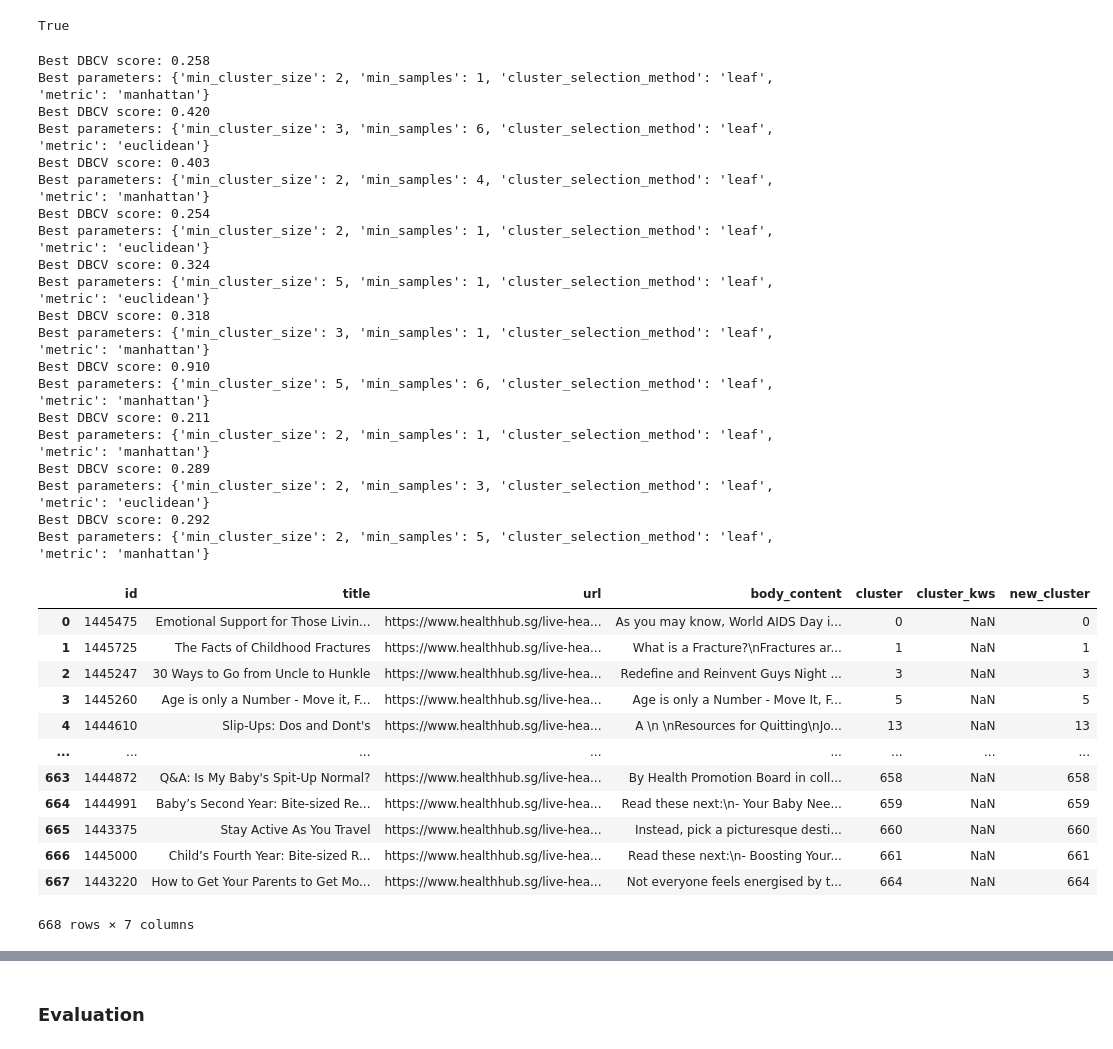
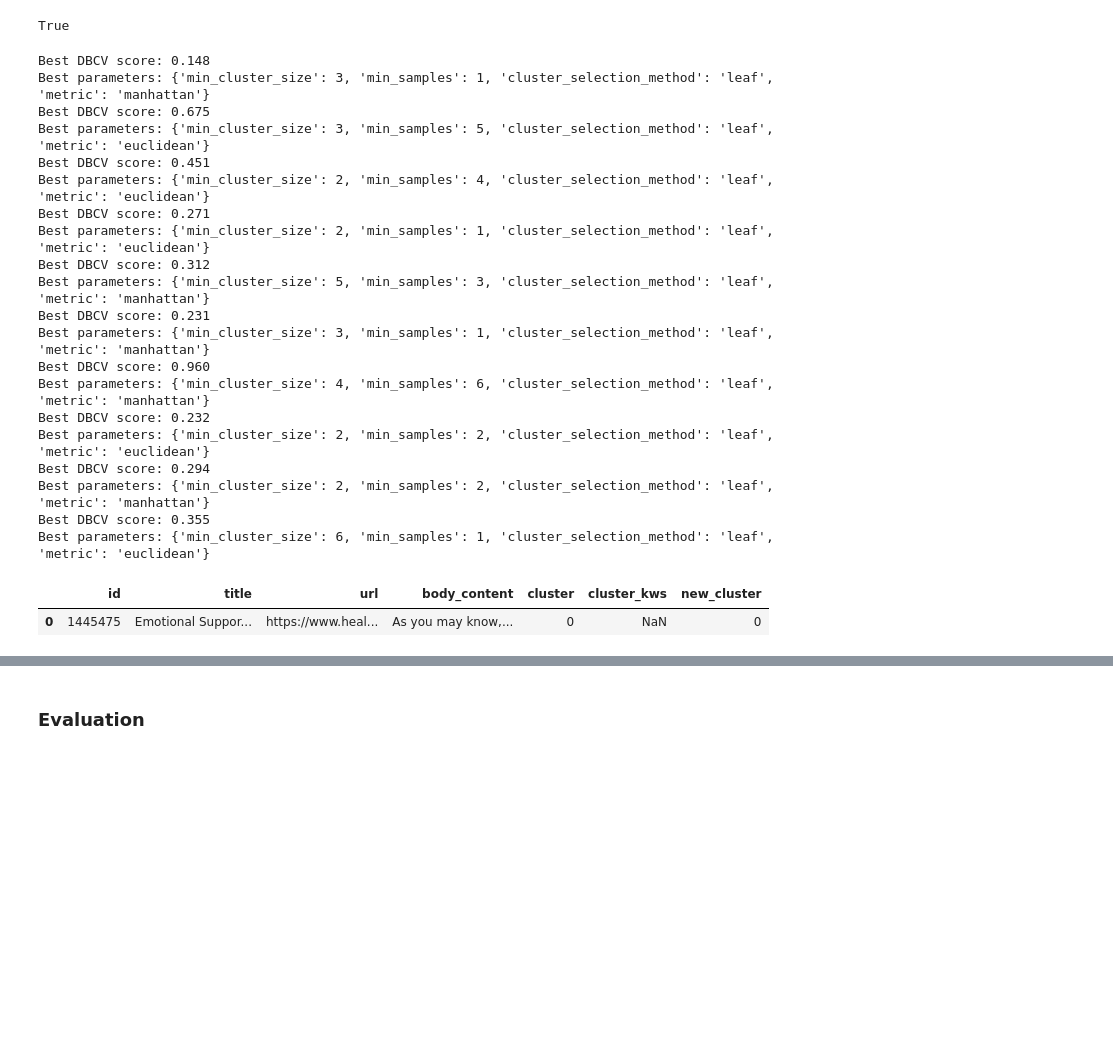
Before and after one commit to Synapxe-DNA/healthhub-content-optimization, a Jupyter notebook: content-optimization/notebooks/sub_grouping.ipynb, the cells around one changed output, grey strips where cells are left out. Drawn from its saved outputs; the diff is of its cells as text; code cells hidden in the pictures; blank space fills up the shorter version.

```diff
--- a/content-optimization/notebooks/sub_grouping.ipynb
+++ b/content-optimization/notebooks/sub_grouping.ipynb
@@ -55,7 +54,7 @@ def get_embeddings(cluster_df):
     doc_titles = cluster_df.title.to_list()
     docs = cluster_df.body_content.to_list()
     ids = cluster_df.id.to_list()
-    umap_model = UMAP(n_neighbors=15, n_components=10, min_dist=0.0, metric='cosine', random_state=42)
+    umap_model = UMAP(n_neighbors=10, n_components=5, min_dist=0.0, metric='cosine', random_state=42)
     umap_embeddings = umap_model.fit_transform(embeddings)
 
     return embeddings, doc_titles, docs, ids, umap_embeddings
@@ -210,47 +208,36 @@ def assign_unique_numbers_to_topics(final_result_df, pred_cluster_df):
 final_result_df = process_all_clusters(cluster_morethan10_embeddings)
 final_result_df_with_numbers = assign_unique_numbers_to_topics(final_result_df, pred_cluster_df)
 # %% [output]
-Best DBCV score: 0.258
-Best parameters: {'min_cluster_size': 2, 'min_samples': 1, 'cluster_selection_method': 'leaf', 'metric': 'manhattan'}
-Best DBCV score: 0.420
-Best parameters: {'min_cluster_size': 3, 'min_samples': 6, 'cluster_selection_method': 'leaf', 'metric': 'euclidean'}
-Best DBCV score: 0.403
-Best parameters: {'min_cluster_size': 2, 'min_samples': 4, 'cluster_selection_method': 'leaf', 'metric': 'manhattan'}
-Best DBCV score: 0.254
+Best DBCV score: 0.148
+Best parameters: {'min_cluster_size': 3, 'min_samples': 1, 'cluster_selection_method': 'leaf', 'metric': 'manhattan'}
+Best DBCV score: 0.675
+Best parameters: {'min_cluster_size': 3, 'min_samples': 5, 'cluster_selection_method': 'leaf', 'metric': 'euclidean'}
+Best DBCV score: 0.451
+Best parameters: {'min_cluster_size': 2, 'min_samples': 4, 'cluster_selection_method': 'leaf', 'metric': 'euclidean'}
+Best DBCV score: 0.271
 Best parameters: {'min_cluster_size': 2, 'min_samples': 1, 'cluster_selection_method': 'leaf', 'metric': 'euclidean'}
-Best DBCV score: 0.324
-Best parameters: {'min_cluster_size': 5, 'min_samples': 1, 'cluster_selection_method': 'leaf', 'metric': 'euclidean'}
-Best DBCV score: 0.318
+Best DBCV score: 0.312
+Best parameters: {'min_cluster_size': 5, 'min_samples': 3, 'cluster_selection_method': 'leaf', 'metric': 'manhattan'}
+Best DBCV score: 0.231
 Best parameters: {'min_cluster_size': 3, 'min_samples': 1, 'cluster_selection_method': 'leaf', 'metric': 'manhattan'}
-Best DBCV score: 0.910
-Best parameters: {'min_cluster_size': 5, 'min_samples': 6, 'cluster_selection_method': 'leaf', 'metric': 'manhattan'}
-Best DBCV score: 0.211
-Best parameters: {'min_cluster_size': 2, 'min_samples': 1, 'cluster_selection_method': 'leaf', 'metric': 'manhattan'}
-Best DBCV score: 0.289
-Best parameters: {'min_cluster_size': 2, 'min_samples': 3, 'cluster_selection_method': 'leaf', 'metric': 'euclidean'}
-Best DBCV score: 0.292
-Best parameters: {'min_cluster_size': 2, 'min_samples': 5, 'cluster_selection_method': 'leaf', 'metric': 'manhattan'}
+Best DBCV score: 0.960
+Best parameters: {'min_cluster_size': 4, 'min_samples': 6, 'cluster_selection_method': 'leaf', 'metric': 'manhattan'}
+Best DBCV score: 0.232
+Best parameters: {'min_cluster_size': 2, 'min_samples': 2, 'cluster_selection_method': 'leaf', 'metric': 'euclidean'}
+Best DBCV score: 0.294
+Best parameters: {'min_cluster_size': 2, 'min_samples': 2, 'cluster_selection_method': 'leaf', 'metric': 'manhattan'}
+Best DBCV score: 0.355
+Best parameters: {'min_cluster_size': 6, 'min_samples': 1, 'cluster_selection_method': 'leaf', 'metric': 'euclidean'}
 # %%
 new_cluster_to_merge = final_result_df_with_numbers[['id','top_5_kws','Assigned Topic Number']]
 new_cluster_to_merge.columns = ['id','cluster_kws','new_cluster']
 updated_pred_cluster = pd.merge(pred_cluster_df, new_cluster_to_merge, how='left', on='id')
 # %%
 updated_pred_cluster['new_cluster'] = updated_pred_cluster['new_cluster'].fillna(updated_pred_cluster['cluster']).apply(int)
-updated_pred_cluster
+updated_pred_cluster.head(1)
 # %% [output]
 |  | id | title | url | body_content | cluster | cluster_kws | new_cluster |
-| 0 | 1445475 | Emotional Support for Those Livin... | https://www.healthhub.sg/live-hea... | As you may know, World AIDS Day i... | 0 | NaN | 0 |
-| 1 | 1445725 | The Facts of Childhood Fractures | https://www.healthhub.sg/live-hea... | What is a Fracture?\nFractures ar... | 1 | NaN | 1 |
-| 2 | 1445247 | 30 Ways to Go from Uncle to Hunkle | https://www.healthhub.sg/live-hea... | Redefine and Reinvent Guys Night ... | 3 | NaN | 3 |
-| 3 | 1445260 | Age is only a Number - Move it, F... | https://www.healthhub.sg/live-hea... | Age is only a Number - Move It, F... | 5 | NaN | 5 |
-| 4 | 1444610 | Slip-Ups: Dos and Dont's | https://www.healthhub.sg/live-hea... | A \n \nResources for Quitting\nJo... | 13 | NaN | 13 |
-| ... | ... | ... | ... | ... | ... | ... | ... |
-| 663 | 1444872 | Q&A: Is My Baby's Spit-Up Normal? | https://www.healthhub.sg/live-hea... | By Health Promotion Board in coll... | 658 | NaN | 658 |
-| 664 | 1444991 | Baby’s Second Year: Bite-sized Re... | https://www.healthhub.sg/live-hea... | Read these next:\n- Your Baby Nee... | 659 | NaN | 659 |
-| 665 | 1443375 | Stay Active As You Travel | https://www.healthhub.sg/live-hea... | Instead, pick a picturesque desti... | 660 | NaN | 660 |
-| 666 | 1445000 | Child’s Fourth Year: Bite-sized R... | https://www.healthhub.sg/live-hea... | Read these next:\n- Boosting Your... | 661 | NaN | 661 |
-| 667 | 1443220 | How to Get Your Parents to Get Mo... | https://www.healthhub.sg/live-hea... | Not everyone feels energised by t... | 664 | NaN | 664 |
+| 0 | 1445475 | Emotional Suppor... | https://www.heal... | As you may know,... | 0 | NaN | 0 |
-668 rows × 7 columns
 # %%
 first_level_pred_cluster = pd.DataFrame(neo4j_predicted_cluster_pkl)
 first_level_cluster_dict = dict(zip(first_level_pred_cluster['cluster'], first_level_pred_cluster['cluster_keywords']))
```
Also changed, not shown: parts of 18 cells of this notebook.
